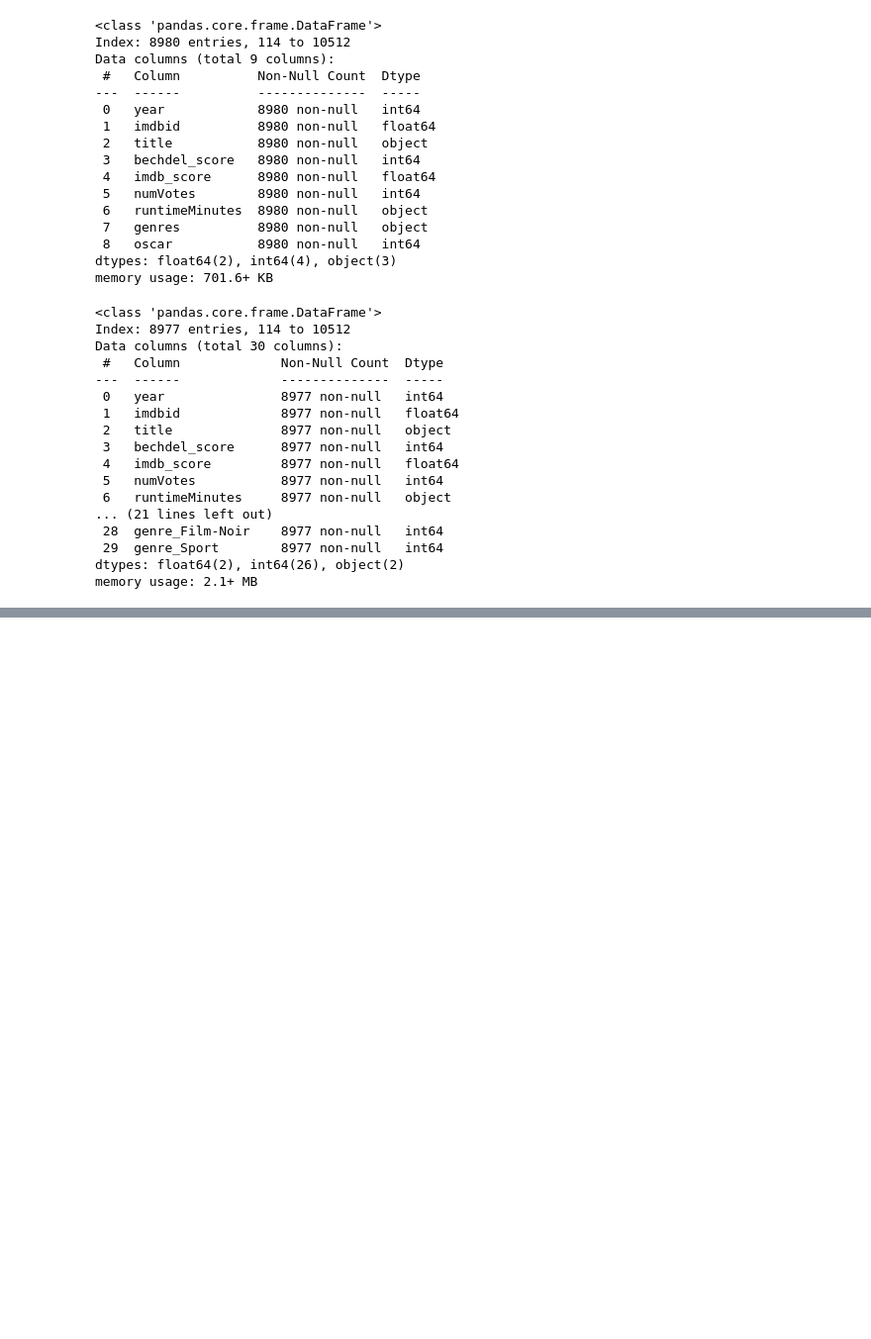
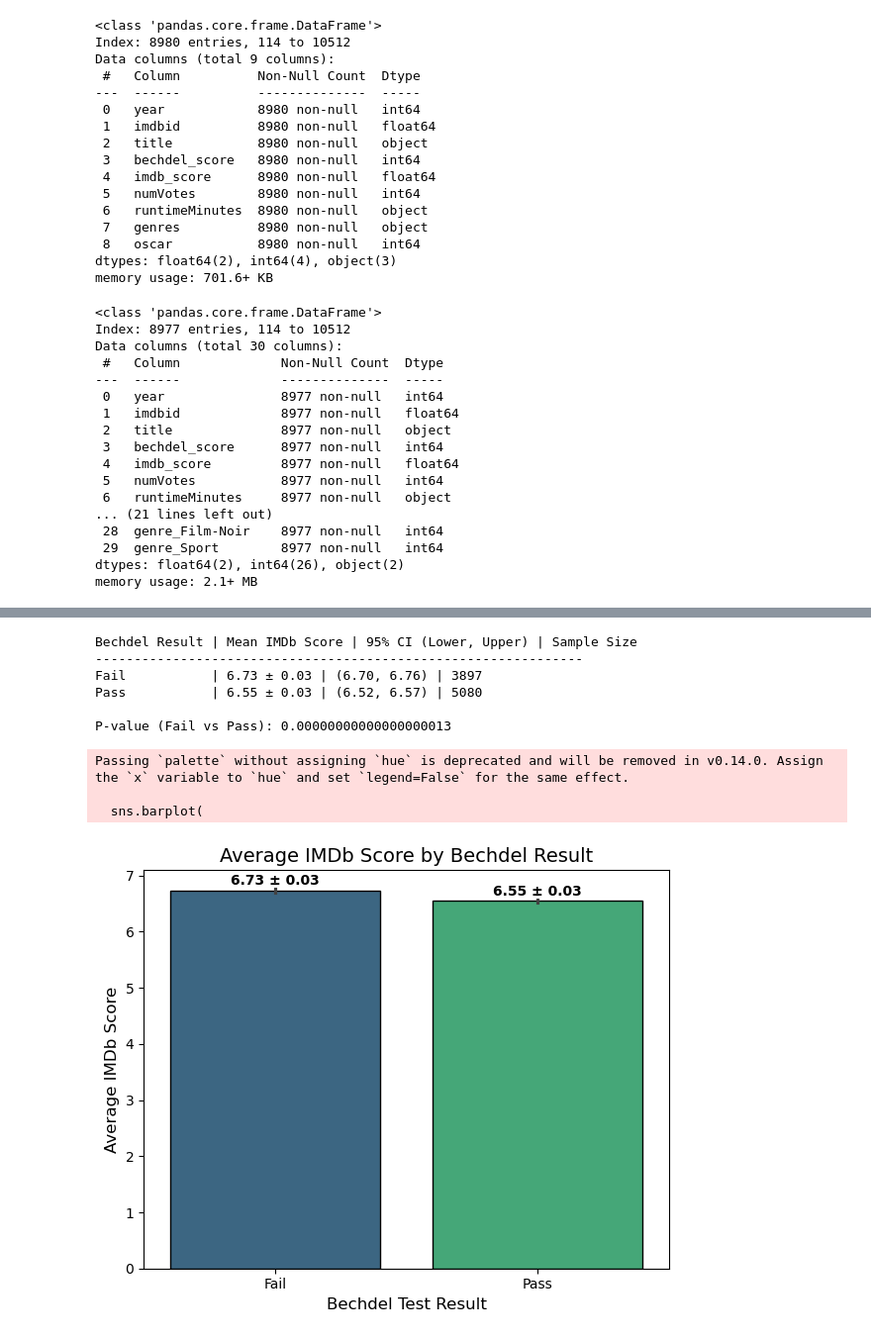
Before and after one commit to brookeyeye/Bechdel, a Jupyter notebook: Scripts/AnalysisScripts/metadata_eda.ipynb, the cells around one changed output, grey strips where cells are left out. Shown: that part at 99% size. Drawn from its saved outputs; the diff is of its cells as text; code cells hidden in the pictures; blank space fills up the shorter version.

```diff
--- a/Scripts/AnalysisScripts/metadata_eda.ipynb
+++ b/Scripts/AnalysisScripts/metadata_eda.ipynb
@@ -261,0 +365,68 @@ plt.show()
+# %%
+# Create a new column 'bechdel_result' where 0-2 = "Fail", 3 = "Pass"
+df['bechdel_result'] = df['bechdel_score'].apply(lambda x: 'Fail' if x < 3 else 'Pass')
+
+# Group by the new column and compute mean + 95% CI
+avg_scores = df.groupby('bechdel_result')['imdb_score'].agg(['mean', 'sem', 'count'])
+avg_scores['ci'] = 1.96 * avg_scores['sem']  # 95% CI = 1.96 * SEM
+avg_scores.reset_index(inplace=True)
+
+# Print mean and CI for each group
+print("Bechdel Result | Mean IMDb Score | 95% CI (Lower, Upper) | Sample Size")
+print("---------------------------------------------------------------")
+for index, row in avg_scores.iterrows():
+    lower_ci = row['mean'] - row['ci']
+    upper_ci = row['mean'] + row['ci']
+    print(
+        f"{row['bechdel_result']:<14} | {row['mean']:.2f} ± {row['ci']:.2f} | "
+        f"({lower_ci:.2f}, {upper_ci:.2f}) | {int(row['count'])}"
+    )
+
+# Calculate p-value using t-test
+fail_scores = df[df['bechdel_result'] == 'Fail']['imdb_score']
+pass_scores = df[df['bechdel_result'] == 'Pass']['imdb_score']
+t_stat, p_value = ttest_ind(fail_scores, pass_scores, equal_var=False)  # Welch's t-test
+print(f"\nP-value (Fail vs Pass): {p_value:.20f}")
+
+# Plot
+plt.figure(figsize=(6, 5))
+sns.barplot(
+    data=df,
+    x='bechdel_result',
+    y='imdb_score',
+    estimator='mean',
+    errorbar=("ci", 95),
+    palette='viridis',
+    edgecolor='black',
+    order=['Fail', 'Pass']
+)
+
+plt.title('Average IMDb Score by Bechdel Result', fontsize=14)
+plt.xlabel('Bechdel Test Result', fontsize=12)
+plt.ylabel('Average IMDb Score', fontsize=12)
+plt.grid(False)
+
+# Add mean ± CI and p-value to the plot
+for index, row in avg_scores.iterrows():
+    plt.text(
+        x=index,
+        y=row['mean'] + 0.1,
+        s=f"{row['mean']:.2f} ± {row['ci']:.2f}",
+        ha='center',
+        color='black',
+        fontweight='bold'
+    )
+
+plt.tight_layout()
+plt.show()
+# %% [output]
+Bechdel Result | Mean IMDb Score | 95% CI (Lower, Upper) | Sample Size
+---------------------------------------------------------------
+Fail           | 6.73 ± 0.03 | (6.70, 6.76) | 3897
+Pass           | 6.55 ± 0.03 | (6.52, 6.57) | 5080
+
+P-value (Fail vs Pass): 0.00000000000000000013
+Passing `palette` without assigning `hue` is deprecated and will be removed in v0.14.0. Assign the `x` variable to `hue` and set `legend=False` for the same effect.
+
+  sns.barplot(
+[figure, added]
```
Also changed, not shown: parts of 12 cells of this notebook.
